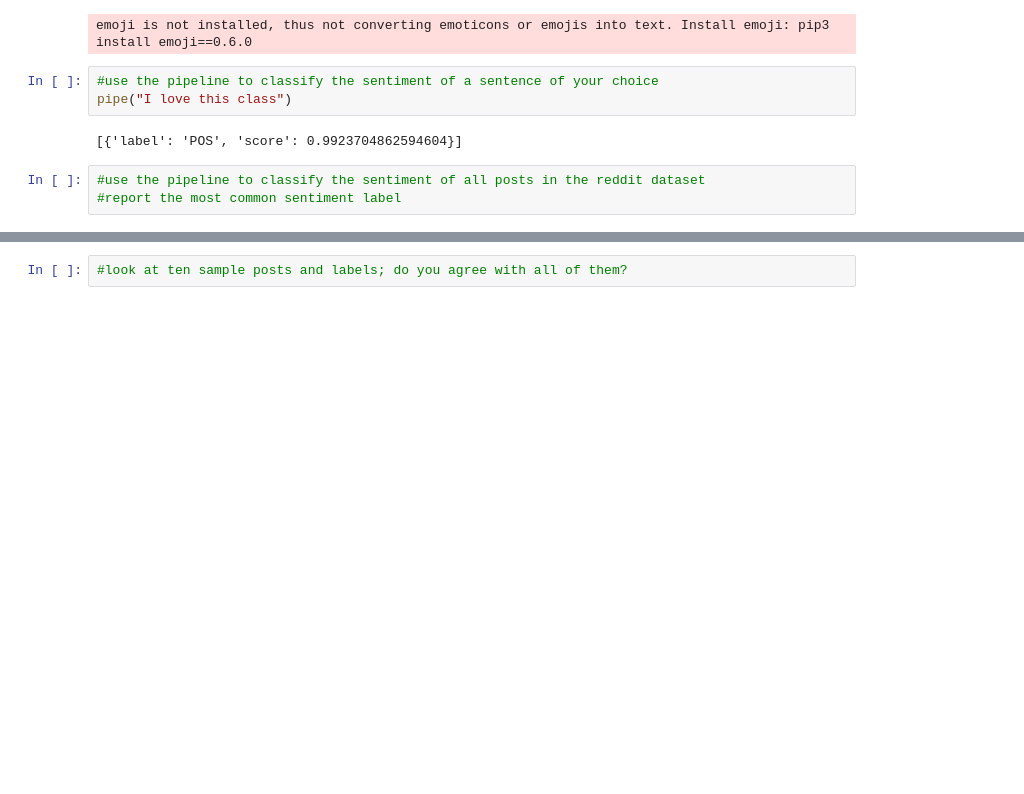
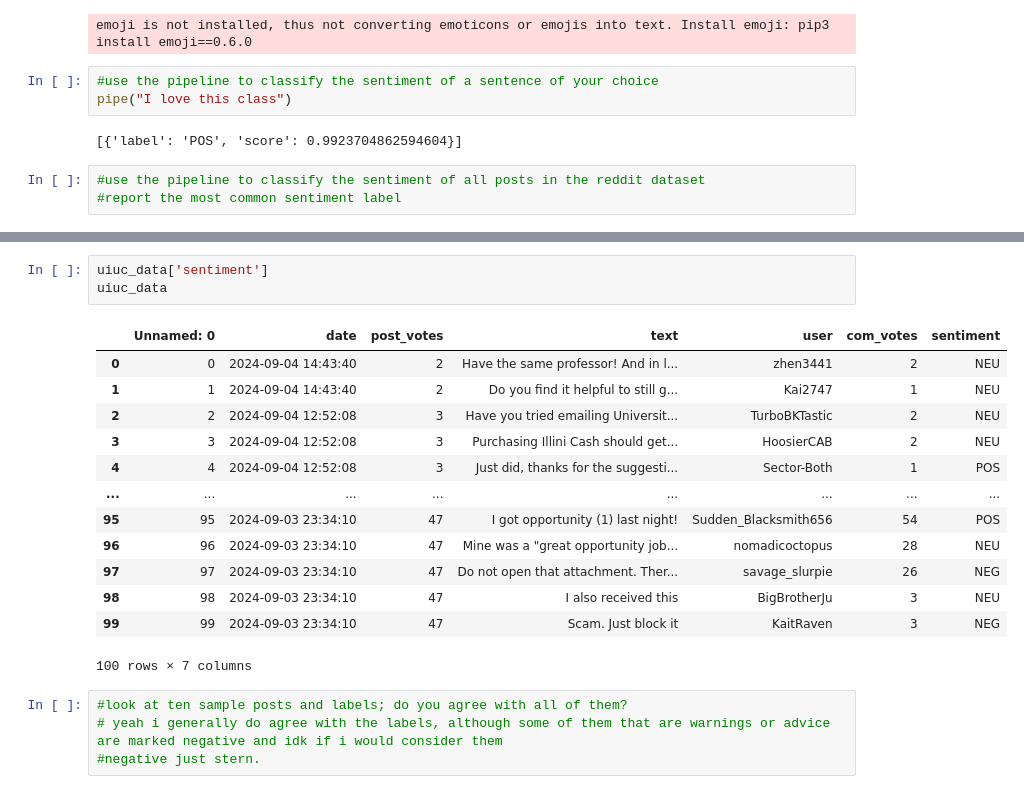
Before and after one commit to Deaygo24/project3-embeddings, a Jupyter notebook: project-3.ipynb, the cells around one changed output, grey strips where cells are left out. Cells and saved outputs as stored; diff of their text form; blank space fills up the shorter version.

```diff
--- a/project-3.ipynb
+++ b/project-3.ipynb
@@ -471,4 +494,23 @@ RuntimeError: The expanded size of the tensor (927) must match the existing size
+# %%
+uiuc_data['sentiment']
+uiuc_data
+# %% [output]
+|  | Unnamed: 0 | date | post_votes | text | user | com_votes | sentiment |
+| 0 | 0 | 2024-09-04 14:43:40 | 2 | Have the same professor! And in l... | zhen3441 | 2 | NEU |
+| 1 | 1 | 2024-09-04 14:43:40 | 2 | Do you find it helpful to still g... | Kai2747 | 1 | NEU |
+| 2 | 2 | 2024-09-04 12:52:08 | 3 | Have you tried emailing Universit... | TurboBKTastic | 2 | NEU |
+| 3 | 3 | 2024-09-04 12:52:08 | 3 | Purchasing Illini Cash should get... | HoosierCAB | 2 | NEU |
+| 4 | 4 | 2024-09-04 12:52:08 | 3 | Just did, thanks for the suggesti... | Sector-Both | 1 | POS |
+| ... | ... | ... | ... | ... | ... | ... | ... |
+| 95 | 95 | 2024-09-03 23:34:10 | 47 | I got opportunity (1) last night! | Sudden_Blacksmith656 | 54 | POS |
+| 96 | 96 | 2024-09-03 23:34:10 | 47 | Mine was a "great opportunity job... | nomadicoctopus | 28 | NEU |
+| 97 | 97 | 2024-09-03 23:34:10 | 47 | Do not open that attachment. Ther... | savage_slurpie | 26 | NEG |
+| 98 | 98 | 2024-09-03 23:34:10 | 47 | I also received this | BigBrotherJu | 3 | NEU |
+| 99 | 99 | 2024-09-03 23:34:10 | 47 | Scam. Just block it | KaitRaven | 3 | NEG |
+100 rows × 7 columns
 # %%
 #look at ten sample posts and labels; do you agree with all of them?
+# yeah i generally do agree with the labels, although some of them that are warnings or advice are marked negative and idk if i would consider them
+#negative just stern.
 # %%
 #is the UIUC or Michigan subreddit more negative?
```
Also changed, not shown: parts of 4 cells of this notebook.
